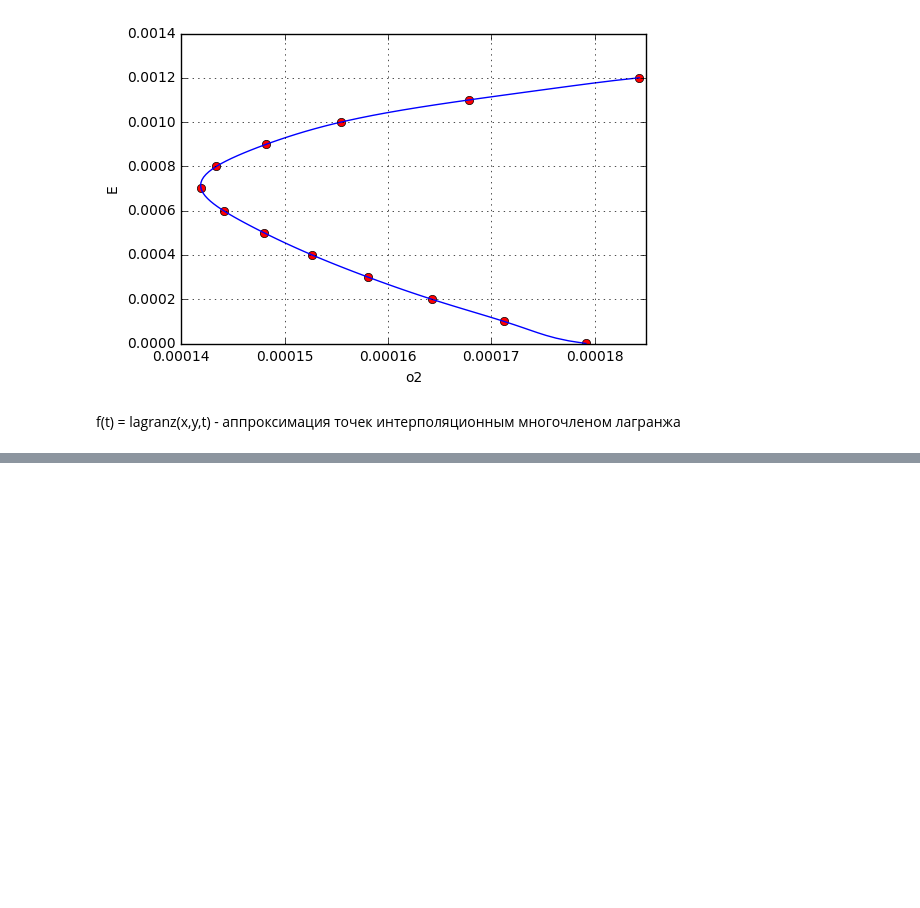
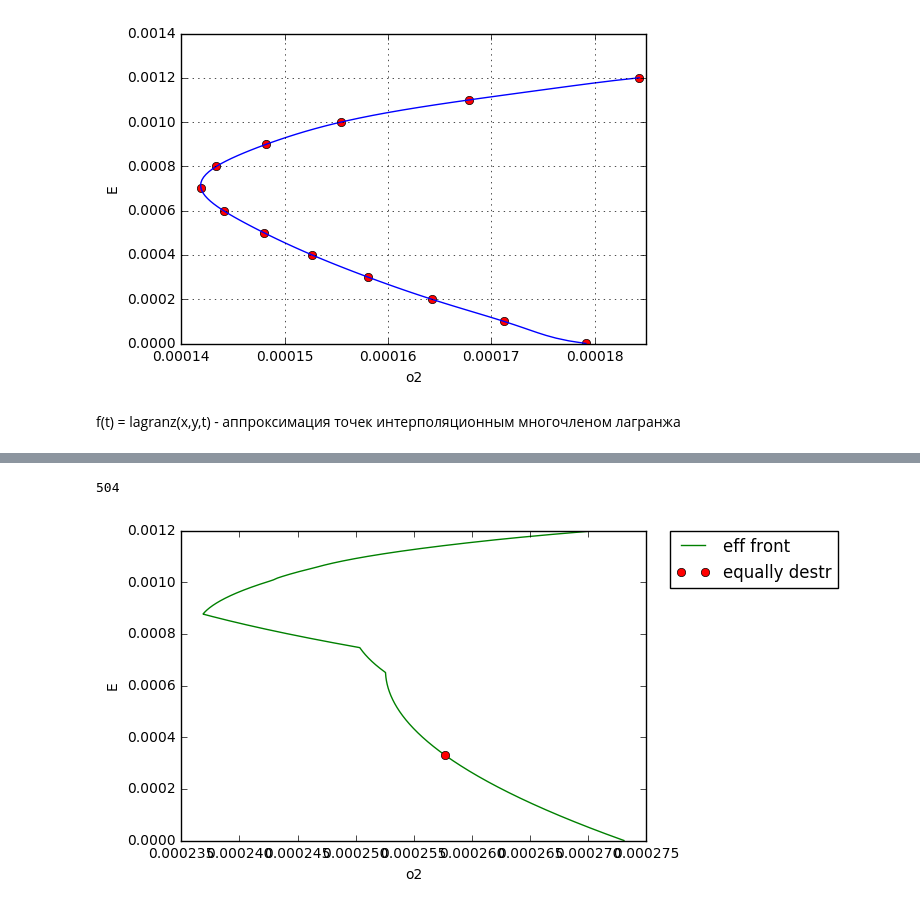
Before and after one commit to mistakemisure/tmp, a Jupyter notebook: vovse_ne_kalyagin_lab.ipynb, the cells around one changed output, grey strips where cells are left out. Cells and saved outputs as stored; diff of their text form; code cells hidden in the pictures; blank space fills up the shorter version.

```diff
--- a/vovse_ne_kalyagin_lab.ipynb
+++ b/vovse_ne_kalyagin_lab.ipynb
@@ -182,3 +191,14 @@ plt.show()
 [figure]
 # %% [markdown]
 f(t) = lagranz(x,y,t) - аппроксимация точек интерполяционным многочленом лагранжа
+# %%
+totalProf = [(i,sum(logProf[i])) for i in range(len(logProf))]
+
+totalProf.sort(key=lambda x: x[1], reverse= True)
+totalProf
+
+topIndexes = [totalProf[i][0] for i in range(10)]
+topProfs = [round(totalProf[i][1],3) for i in range(10)]
+topCorps = [tickers[i] for i in topIndexes]
+
+[(topIndexes[i], topCorps[i], topProfs[i]) for i in range(len(topIndexes))]
@@ -184,0 +216,34 @@ f(t) = lagranz(x,y,t) - аппроксимация точек интерполя
+# %%
+newLogProf = [[round(math.log(panel_data[0,i,j] / panel_data[0,i-1,j]), 4) for i in range(1,len(panel_data[0,:,j]))] for j in range(len(topIndexes))]
+# %%
+print len(newLogProf[0])
+# %% [output]
+504
+# %%
+newXs = []
+newYs = []
+n = len(topIndexes)
+for e in np.arange(0.00, 0.0012, 0.000001):
+
+    #b = [(-1,1) for i in range(n)]
+    b = [(0,1) for i in range(n)]
+    cons = ({'type': 'eq', 'fun': lambda X: sum(X) - 1},
+            {'type': 'eq', 'fun': lambda X: Ep(X, newLogProf) - e})
+    res = scipy.optimize.minimize(fun=o2, x0=np.zeros(n), args=newLogProf, bounds=b, constraints=cons)
+    if (sum(res.x) == 0): break
+    newXs.append( o2(X=res.x, logProf=newLogProf) )
+    newYs.append( Ep(X=res.x, logProf=newLogProf) )
+# %%
+plt.plot(newXs,newYs, '-g', label='eff front')
+plt.xlabel("o2")
+plt.ylabel("E")
+
+X = np.zeros(n)
+for i in range(n):
+    X[i] = 1.0/n
+plt.plot(o2(X,newLogProf), Ep(X,newLogProf), 'ro', label='equally destr')
+
+plt.legend(bbox_to_anchor=(1.05, 1), loc=2, borderaxespad=0.)
+plt.show()
+# %% [output]
+[figure, added]
```
Also changed, not shown: parts of 2 cells of this notebook.
